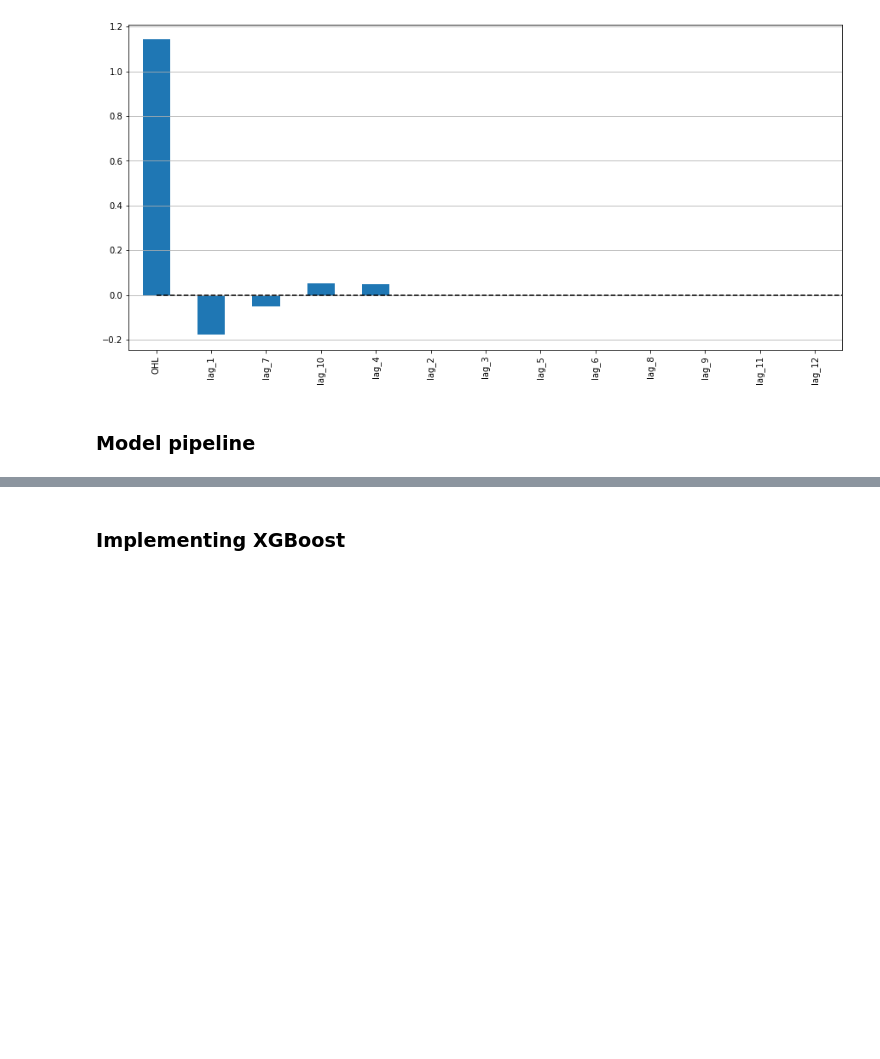
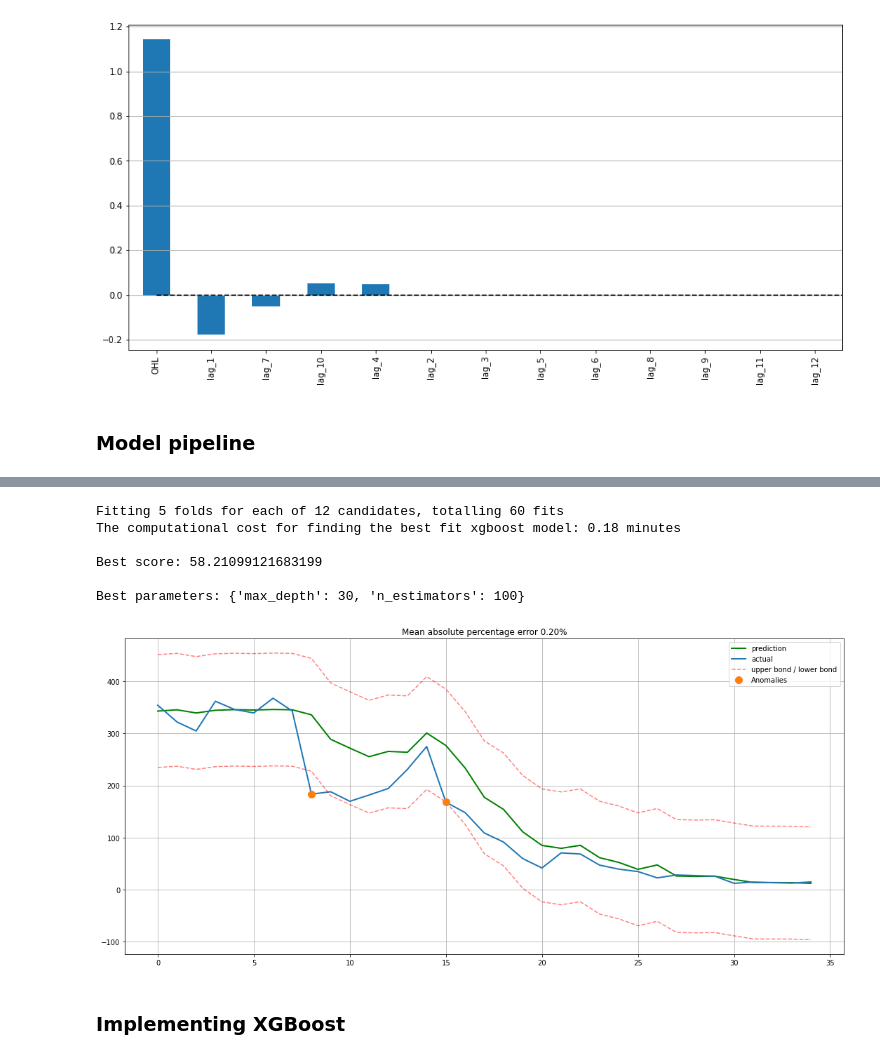
Before and after one commit to Selva-Subramanian/Yes-Bank-Stock-Closing-Price-Prediction, a Jupyter notebook: Yes_Bank_Stock_Closing_Price_Prediction.ipynb, the cells around one changed output, grey strips where cells are left out. Drawn from its saved outputs; the diff is of its cells as text; code cells hidden in the pictures; blank space fills up the shorter version.

Commit message:
random forest, svm regressors

```diff
--- a/Yes_Bank_Stock_Closing_Price_Prediction.ipynb
+++ b/Yes_Bank_Stock_Closing_Price_Prediction.ipynb
@@ -439,2 +451,33 @@ def algorithm_pipeline(X_train_data, X_test_data, y_train_data, y_test_data,
+# %%
+model = RandomForestRegressor()
+param_grid = {
+    'n_estimators': [100,150,200],
+     'max_depth': [20,30,50,100]
+}
+start = datetime.now()
+model, pred = algorithm_pipeline(X_train, X_test, y_train, y_test, model,
+                                 param_grid, cv=tscv)
+end = datetime.now()
+execution_time = round((end - start).seconds/60,2)
+print(f'The computational cost for finding the best fit xgboost model: {execution_time} minutes\n')
+# Root Mean Squared Error
+print(f'Best score: {np.sqrt(-model.best_score_)}\n')
+print(f'Best parameters: {model.best_params_}')
+# %% [output]
+Fitting 5 folds for each of 12 candidates, totalling 60 fits
+The computational cost for finding the best fit xgboost model: 0.18 minutes
+
+Best score: 58.21099121683199
+
+Best parameters: {'max_depth': 30, 'n_estimators': 100}
+# %%
+rfr = model.best_estimator_
+# %%
+plotModelResults(rfr,
+                 X_train,
+                 X_test,
+                 plot_intervals=True, plot_anomalies=True)
+# %% [output]
+[figure, added]
 # %% [markdown]
 ### <b> Implementing XGBoost
```
Also changed, not shown: parts of 24 cells of this notebook.
